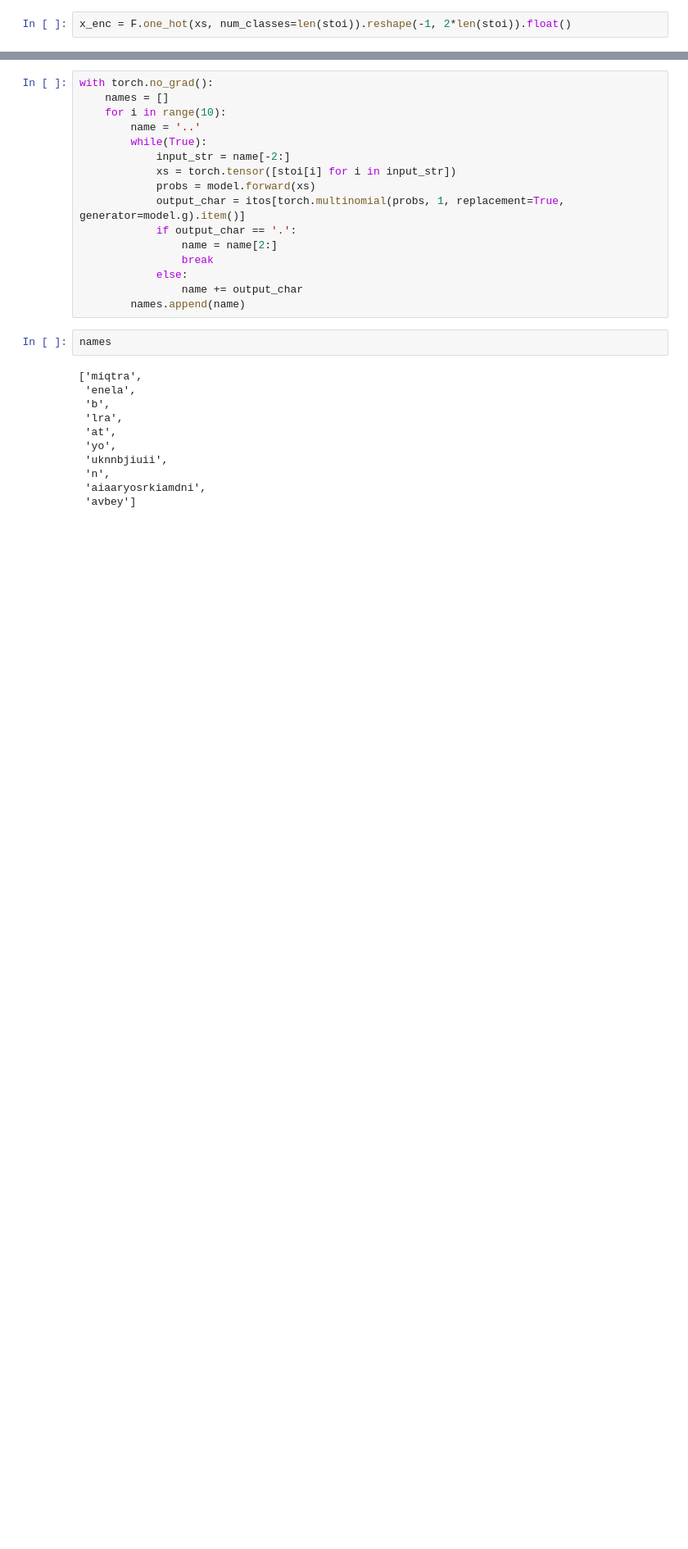
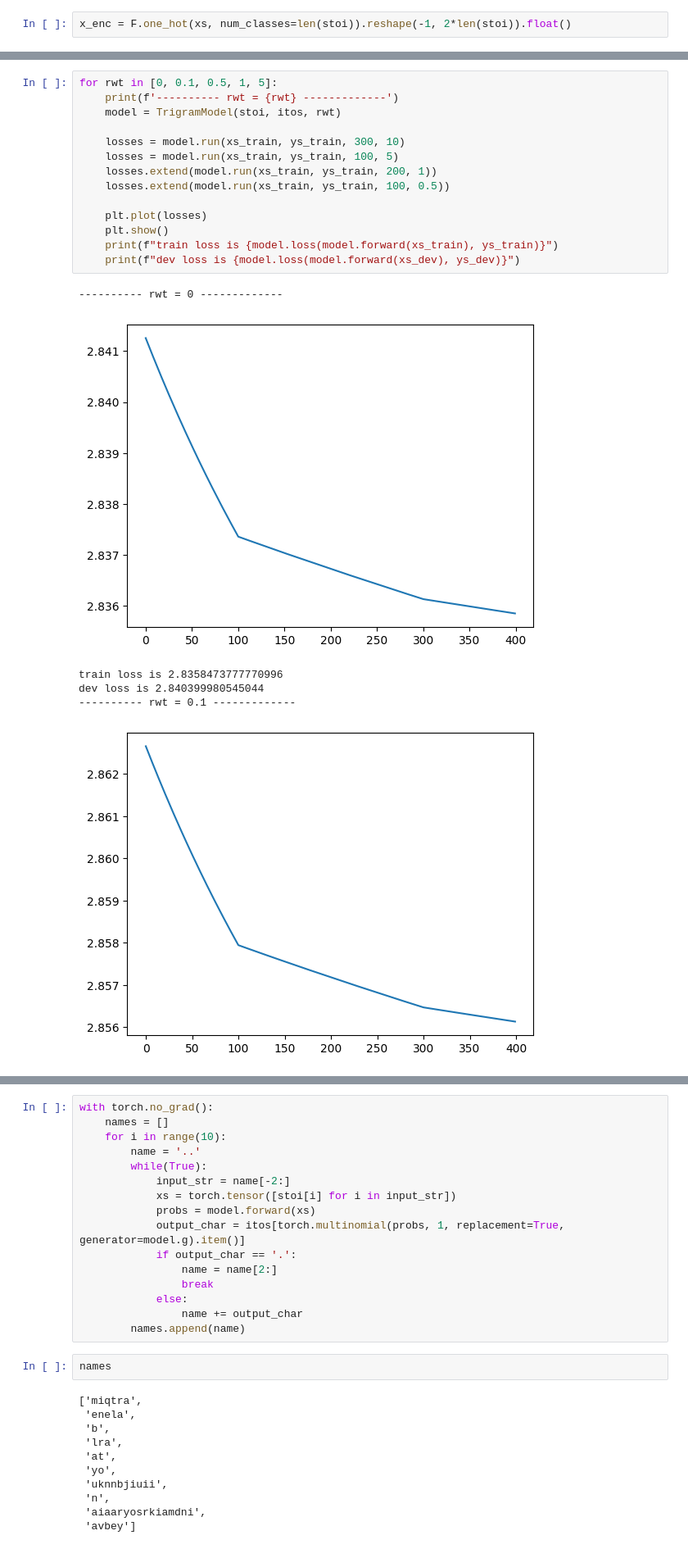
Before and after one commit to sunilch/learning, a Jupyter notebook: andrej/intro_to_lang_model/4_trigram_regularisation.ipynb, the cells around one changed output, grey strips where cells are left out. Shown at 82% size. Drawn from its saved outputs; the diff is of its cells as text; blank space fills up the shorter version.

```diff
--- a/andrej/intro_to_lang_model/4_trigram_regularisation.ipynb
+++ b/andrej/intro_to_lang_model/4_trigram_regularisation.ipynb
@@ -137,0 +210,21 @@ losses[-1]
+# %%
+for rwt in [0, 0.1, 0.5, 1, 5]:
+    print(f'---------- rwt = {rwt} -------------')
+    model = TrigramModel(stoi, itos, rwt)
+
+    losses = model.run(xs_train, ys_train, 300, 10)
+    losses = model.run(xs_train, ys_train, 100, 5)
+    losses.extend(model.run(xs_train, ys_train, 200, 1))
+    losses.extend(model.run(xs_train, ys_train, 100, 0.5))
+
+    plt.plot(losses)
+    plt.show()
+    print(f"train loss is {model.loss(model.forward(xs_train), ys_train)}")
+    print(f"dev loss is {model.loss(model.forward(xs_dev), ys_dev)}")
+# %% [output]
+---------- rwt = 0 -------------
+[figure, added]
+train loss is 2.8358473777770996
+dev loss is 2.840399980545044
+---------- rwt = 0.1 -------------
+[figure, added]
```
Also changed, not shown: parts of 19 cells of this notebook, 7 other files.
